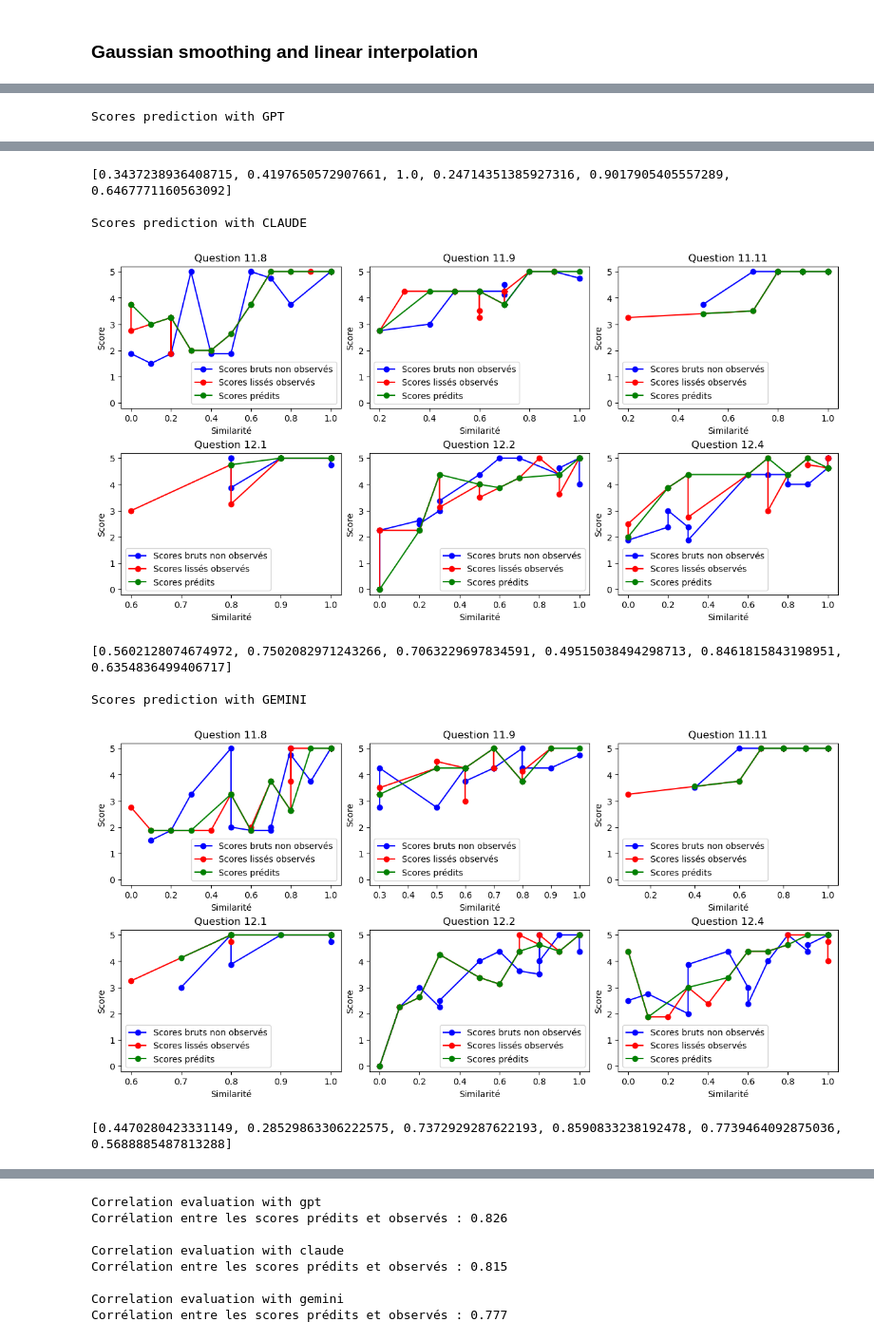
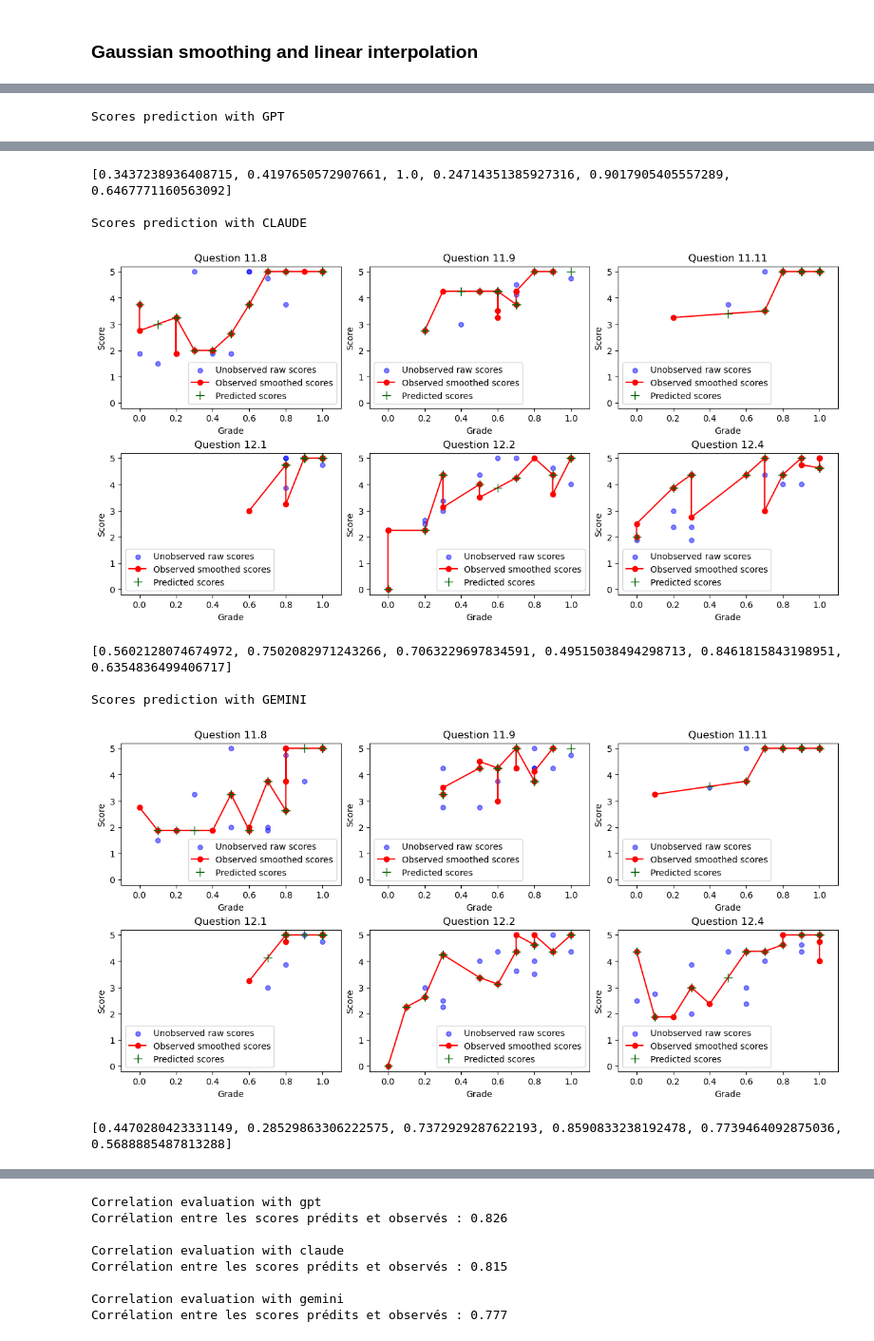
Before and after one commit to electronF/test_sag, a Jupyter notebook: asag_mohler_cleaned.ipynb, the cells around one changed output, grey strips where cells are left out. Shown: that part at 95% size. Drawn from its saved outputs; the diff is of its cells as text; code cells hidden in the pictures.

Commit message:
Add code for llama edit code to make graphics better

```diff
--- a/asag_mohler_cleaned.ipynb
+++ b/asag_mohler_cleaned.ipynb
@@ -266,7 +246,7 @@ def extract_grades(data:list):
     }
 # %%
 
-models_responses = {"gpt":responses_gpt, "claude":responses_claude, "gemini":responses_gemini, 'llama':responses_llama}
+models_responses = {"gpt":responses_gpt, "claude":responses_claude, "gemini":responses_gemini}
 models_students_scores = {}
 for model_name in models_responses:
     out_data = extract_grades(models_responses[model_name])
@@ -414,6 +295,8 @@ for index, model_name in enumerate(models_students_scores):
     plt.scatter(models_students_scores[model_name] + noise_grade, m0['score_avg'] + noise_score, c='black', s=2)
     plt.title(f'Score distribution with grade for {model_name}')
     plt.xlabel('LLM Grade')
+    plt.xlim(-.10, 1.10)
+    plt.ylim(-.50, 5.20)
     plt.ylabel('Score')
 
 # Displaying
@@ -436,7 +319,7 @@ for model_name in models_students_scores:
         ax.set_title(f"Question {question_id}")
         ax.set_xlabel("LLM Grade")
         ax.set_ylabel("Score")
-        ax.set_xlim(0, 1.10)
+        ax.set_xlim(-0.1, 1.10)
         ax.set_ylim(-.20, 5.20)
         # ax.grid(True)
     plt.show()
@@ -479,18 +362,18 @@ for model_name in models_students_scores:
         smoothed_scores = observed_scores#gaussian_filter(observed_scores, sigma=window)
 
         # Étape 4 : Tracer les données
-        ax.plot(df.loc[~i, 'res0'], df.loc[~i, 'score_avg'], 'o-', color='blue', label='Scores bruts non observés')
-        ax.plot(observed_res0, smoothed_scores, 'o-', color='red', label='Scores lissés observés')
+        ax.scatter(df.loc[~i, 'res0'], df.loc[~i, 'score_avg'], s=30, alpha=0.5, color='blue', label='Unobserved raw scores')
+        ax.plot(observed_res0, smoothed_scores, 'o-', color='red', label='Observed smoothed scores')
 
         # Étape 5 : Interpoler pour les scores non observés
         predicted_scores  = np.interp(df.loc[~i, 'res0'].values, observed_res0, smoothed_scores)
-        # predicted_scores = interpolation(d+np.random.normal(0, 0.01, df.loc[~i, 'res0'].values.shape[0]))
 
         # Ajouter les scores prédits au graphique
-        ax.plot(df.loc[~i, 'res0'], predicted_scores, 'o-', color='green', label='Scores prédits')
+        ax.plot(df.loc[~i, 'res0'], predicted_scores, marker='+', markersize=10, linestyle='none', color='darkgreen', label='Predicted scores')
+        ax.set_xlim(-.10, 1.10)
         ax.set_ylim(-0.2, 5.2)
         ax.set_title(f'Question {q[q_i]}')
-        ax.set_xlabel('Similarité')
+        ax.set_xlabel('Grade')
         ax.set_ylabel('Score')
         ax.legend()
 
@@ -507,9 +390,9 @@ Scores prediction with GPT
 [0.3437238936408715, 0.4197650572907661, 1.0, 0.24714351385927316, 0.9017905405557289, 0.6467771160563092]
 
 Scores prediction with CLAUDE
-[figure, old version]
+[figure, new version]
 [0.5602128074674972, 0.7502082971243266, 0.7063229697834591, 0.49515038494298713, 0.8461815843198951, 0.6354836499406717]
 
 Scores prediction with GEMINI
-[figure, old version]
+[figure, new version]
 [0.4470280423331149, 0.28529863306222575, 0.7372929287622193, 0.8590833238192478, 0.7739464092875036, 0.5688885487813288]
```
Also changed, not shown: parts of 16 cells of this notebook, 1 other file.
